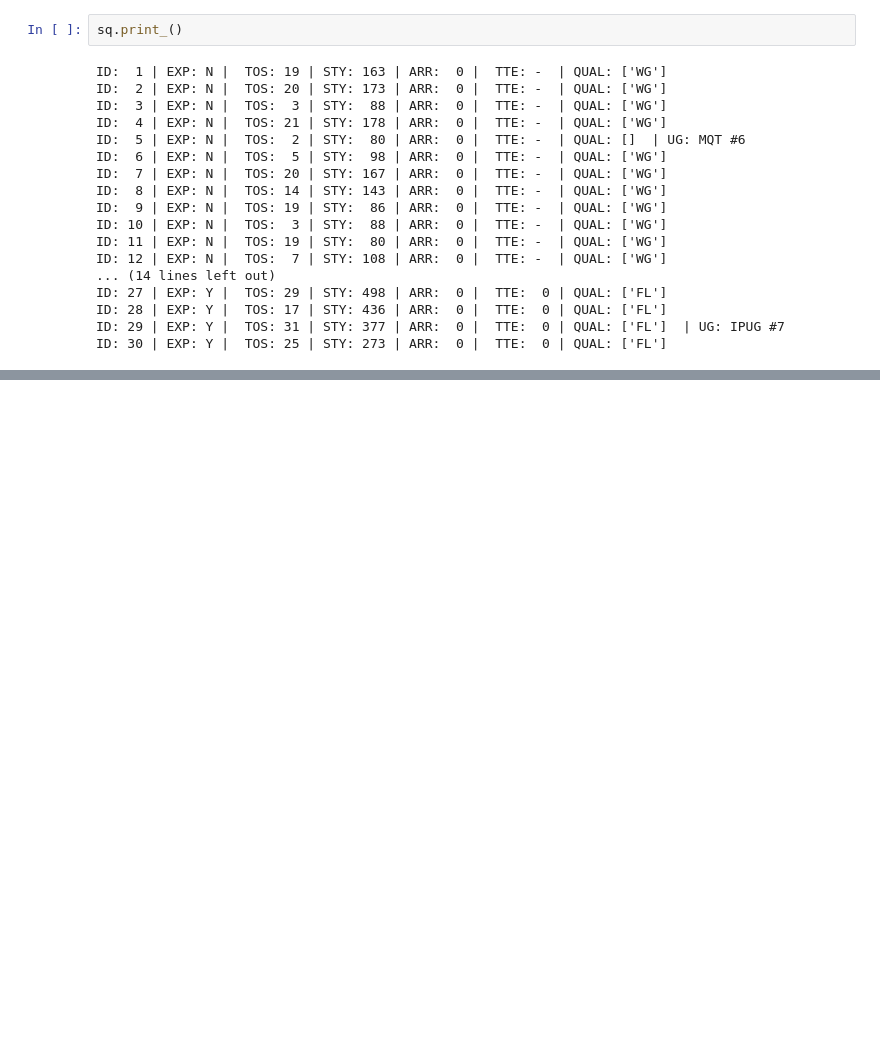
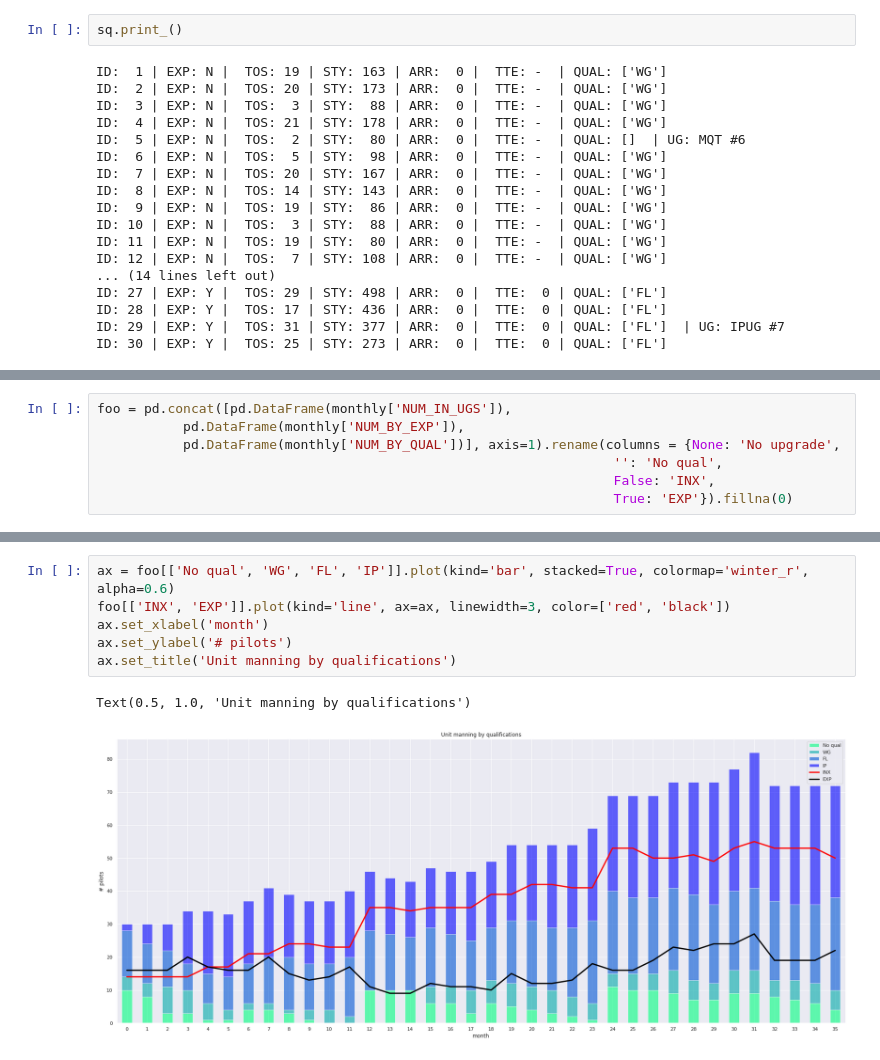
Before and after one commit to ialara/actf, a Jupyter notebook: absorption_e2e_prototype.ipynb, the cells around one changed output, grey strips where cells are left out. Drawn from its saved outputs; the diff is of its cells as text; blank space fills up the shorter version.

```diff
--- a/absorption_e2e_prototype.ipynb
+++ b/absorption_e2e_prototype.ipynb
@@ -611,0 +565,7 @@ plt.legend()
+# %%
+foo = pd.concat([pd.DataFrame(monthly['NUM_IN_UGS']),
+           pd.DataFrame(monthly['NUM_BY_EXP']),
+           pd.DataFrame(monthly['NUM_BY_QUAL'])], axis=1).rename(columns = {None: 'No upgrade',
+                                                                  '': 'No qual',
+                                                                  False: 'INX',
+                                                                  True: 'EXP'}).fillna(0)
@@ -611,0 +592,9 @@ plt.legend()
+# %%
+ax = foo[['No qual', 'WG', 'FL', 'IP']].plot(kind='bar', stacked=True, colormap='winter_r', alpha=0.6)
+foo[['INX', 'EXP']].plot(kind='line', ax=ax, linewidth=3, color=['red', 'black'])
+ax.set_xlabel('month')
+ax.set_ylabel('# pilots')
+ax.set_title('Unit manning by qualifications')
+# %% [output]
+Text(0.5, 1.0, 'Unit manning by qualifications')
+[figure, added]
```
Also changed, not shown: parts of 12 cells of this notebook.
